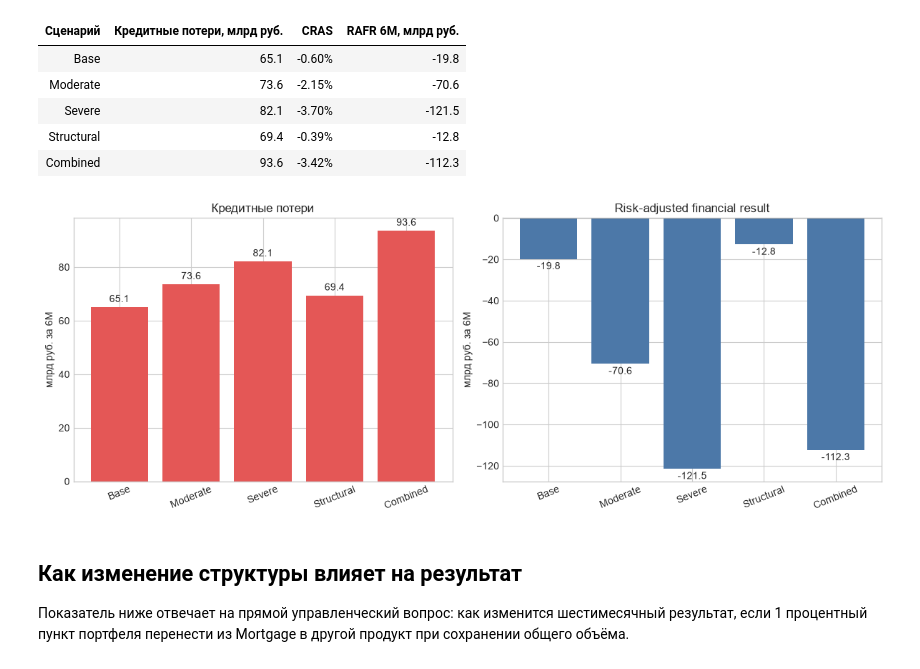
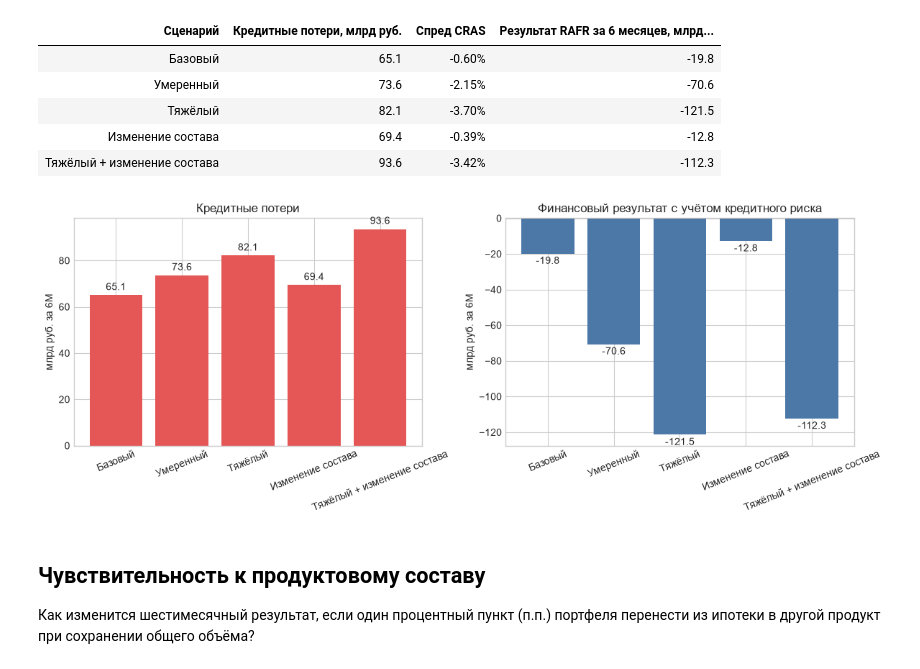
Before and after one commit to artdz1101/finatlon-retail-stress-test, a Jupyter notebook: notebooks/03_stress_model_calibration.ipynb, the cells around one changed output. Cells and saved outputs as stored; diff of their text form; code cells hidden in the pictures.

```diff
--- a/notebooks/03_stress_model_calibration.ipynb
+++ b/notebooks/03_stress_model_calibration.ipynb
@@ -133,37 +167,38 @@ plt.show()
 # %%
 scenario_view = summary[["scenario", "credit_loss_bn", "credit_risk_adjusted_spread", "risk_adjusted_financial_result_bn"]].copy()
-scenario_view.columns = ["Сценарий", "Кредитные потери, млрд руб.", "CRAS", "RAFR 6M, млрд руб."]
+scenario_view["scenario"] = scenario_view.scenario.map(sm.scenario_label)
+scenario_view.columns = ["Сценарий", "Кредитные потери, млрд руб.", "Спред CRAS", "Результат RAFR за 6 месяцев, млрд руб."]
 display(scenario_view.style.hide(axis="index").format({
-    "Кредитные потери, млрд руб.": "{:,.1f}", "CRAS": "{:.2%}", "RAFR 6M, млрд руб.": "{:,.1f}"
+    "Кредитные потери, млрд руб.": "{:,.1f}", "Спред CRAS": "{:.2%}", "Результат RAFR за 6 месяцев, млрд руб.": "{:,.1f}"
 }))
 
 fig, axes = plt.subplots(1, 2, figsize=(12, 4.6))
-bars_1 = axes[0].bar(summary.scenario, summary.credit_loss_bn, color="#E45756")
+bars_1 = axes[0].bar(summary.scenario.map(sm.scenario_label), summary.credit_loss_bn, color="#E45756")
 axes[0].bar_label(bars_1, fmt="%.1f", padding=3)
 axes[0].set_title("Кредитные потери")
 axes[0].set_ylabel("млрд руб. за 6М")
 axes[0].tick_params(axis="x", rotation=22)
 
-bars_2 = axes[1].bar(summary.scenario, summary.risk_adjusted_financial_result_bn, color="#4C78A8")
+bars_2 = axes[1].bar(summary.scenario.map(sm.scenario_label), summary.risk_adjusted_financial_result_bn, color="#4C78A8")
 axes[1].bar_label(bars_2, fmt="%.1f", padding=3)
 axes[1].axhline(0, color="black", linewidth=1)
-axes[1].set_title("Risk-adjusted financial result")
+axes[1].set_title("Финансовый результат с учётом кредитного риска")
 axes[1].set_ylabel("млрд руб. за 6М")
 axes[1].tick_params(axis="x", rotation=22)
 fig.tight_layout()
 plt.show()
 # %% [output]
-| Сценарий | Кредитные потери, млрд руб. | CRAS | RAFR 6M, млрд руб. |
-| Base | 65.1 | -0.60% | -19.8 |
-| Moderate | 73.6 | -2.15% | -70.6 |
-| Severe | 82.1 | -3.70% | -121.5 |
-| Structural | 69.4 | -0.39% | -12.8 |
-| Combined | 93.6 | -3.42% | -112.3 |
+| Сценарий | Кредитные потери, млрд руб. | Спред CRAS | Результат RAFR за 6 месяцев, млрд... |
+| Базовый | 65.1 | -0.60% | -19.8 |
+| Умеренный | 73.6 | -2.15% | -70.6 |
+| Тяжёлый | 82.1 | -3.70% | -121.5 |
+| Изменение состава | 69.4 | -0.39% | -12.8 |
+| Тяжёлый + изменение состава | 93.6 | -3.42% | -112.3 |
-[figure, old version]
+[figure, new version]
 # %% [markdown]
-## Как изменение структуры влияет на результат
+## Чувствительность к продуктовому составу
 
-Показатель ниже отвечает на прямой управленческий вопрос: как изменится шестимесячный результат, если 1 процентный пункт портфеля перенести из Mortgage в другой продукт при сохранении общего объёма.
+Как изменится шестимесячный результат, если один процентный пункт (п.п.) портфеля перенести из ипотеки в другой продукт при сохранении общего объёма?
 # %%
 share_effect = factor[
     factor.factor.eq("share_plus_1pp_vs_mortgage") & factor.scenario.isin(["Base", "Severe"])
```
Also changed, not shown: parts of 16 cells of this notebook, 13 other files.
